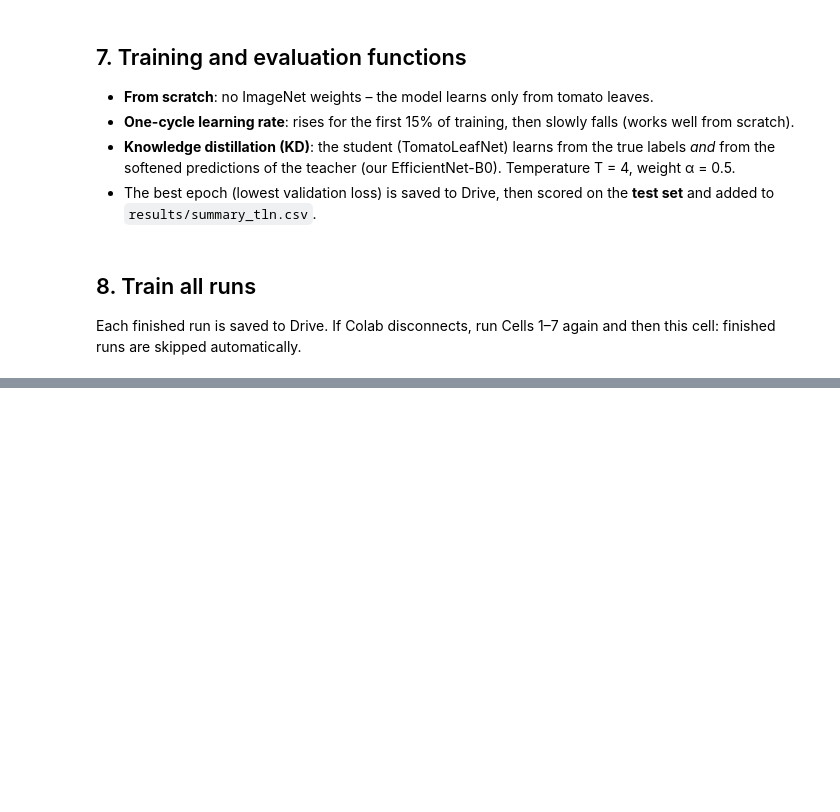
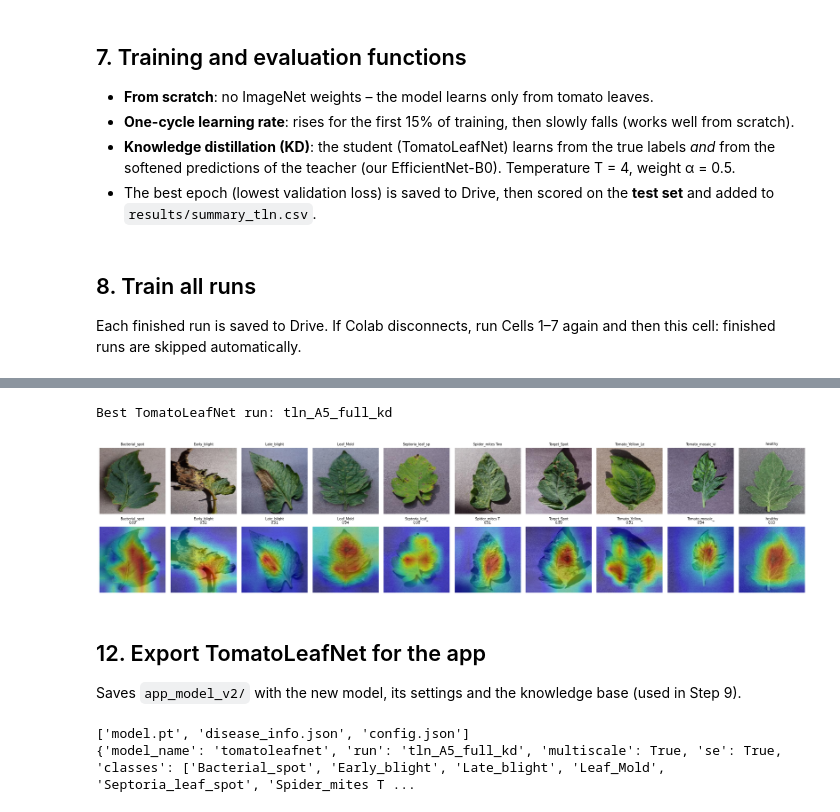
Before and after one commit to Ranjitkumarmuduli/tomato-disease-detection, a Jupyter notebook: 07_tomatoleafnet.ipynb, the cells around one changed output, grey strips where cells are left out. Drawn from its saved outputs; the diff is of its cells as text; code cells hidden in the pictures; blank space fills up the shorter version.

```diff
--- a/07_tomatoleafnet.ipynb
+++ b/07_tomatoleafnet.ipynb
@@ -301,0 +304,6 @@ for name in RUNS_TO_DO:
+# %%
+tln = pd.read_csv(f"{PROJ}/results/summary_tln.csv")
+old = pd.read_csv(f"{PROJ}/results/comparison.csv")
+table = pd.concat([old, tln], ignore_index=True)[["model", "test_accuracy", "macro_f1", "params_million", "size_MB", "cpu_ms", "train_minutes"]]
+table.to_csv(f"{PROJ}/results/comparison_with_tln.csv", index=False)
+table.sort_values("macro_f1", ascending=False)
@@ -301,0 +428,43 @@ for name in RUNS_TO_DO:
+# %%
+BEST_TLN = tln.sort_values("macro_f1", ascending=False).iloc[0].model
+model = load_any(BEST_TLN); print("Best TomatoLeafNet run:", BEST_TLN)
+
+def grad_cam(model, t):
+    x = t.unsqueeze(0).to(DEVICE)
+    with torch.enable_grad():
+        feats = model.forward_features(x); feats.retain_grad()
+        logits = model.forward_head(feats); cls = int(logits.argmax(1))
+        model.zero_grad(); logits[0, cls].backward()
+    w = feats.grad.mean(dim=(2, 3), keepdim=True)
+    cam = F.relu((w * feats).sum(1, keepdim=True))
+    cam = F.interpolate(cam, size=x.shape[2:], mode="bilinear", align_corners=False)[0, 0]
+    cam = (cam - cam.min()) / (cam.max() - cam.min() + 1e-8)
+    return cam.detach().cpu().numpy(), cls, float(torch.softmax(logits.detach(), 1)[0, cls])
+
+test_df = pd.read_csv(f"{PROJ}/splits/test.csv")
+ex = test_df.groupby("label").head(1).sort_values("label")
+fig, axes = plt.subplots(2, NUM_CLASSES, figsize=(2.1 * NUM_CLASSES, 4.8))
+for k, (_, r) in enumerate(ex.iterrows()):
+    t = eval_tf(Image.open(f"{ROOT}/{r.relpath}").convert("RGB")); cam, cls, pr = grad_cam(model, t)
+    img = (t.permute(1, 2, 0).numpy() * STD + MEAN).clip(0, 1)
+    axes[0, k].imshow(img); axes[0, k].set_title(CLASSES[r.label][:16], fontsize=7)
+    axes[1, k].imshow(img); axes[1, k].imshow(cam, cmap="jet", alpha=0.45); axes[1, k].set_title(f"{CLASSES[cls][:14]}\n{pr:.2f}", fontsize=7)
+    for a in axes[:, k]: a.axis("off")
+plt.tight_layout(); plt.savefig(f"{PROJ}/figures/gradcam_{BEST_TLN}.png", dpi=300); plt.show()
+# %% [output]
+Best TomatoLeafNet run: tln_A5_full_kd
+[figure, added]
+# %% [markdown]
+## 12. Export TomatoLeafNet for the app
+Saves `app_model_v2/` with the new model, its settings and the knowledge base (used in Step 9).
+# %%
+APP2 = f"{PROJ}/app_model_v2"; os.makedirs(APP2, exist_ok=True)
+shutil.copy(f"{PROJ}/weights/{BEST_TLN}.pt", f"{APP2}/model.pt")
+shutil.copy(f"{PROJ}/app_model/disease_info.json", APP2)
+cfg = {"model_name": "tomatoleafnet", "run": BEST_TLN, "multiscale": RUNS[BEST_TLN]["multiscale"], "se": RUNS[BEST_TLN]["se"],
+       "classes": CLASSES, "img_size": 224, "mean": MEAN, "std": STD, "confidence_threshold": 0.6}
+json.dump(cfg, open(f"{APP2}/config.json", "w"), indent=2)
+print(os.listdir(APP2)); print(cfg)
+# %% [output]
+['model.pt', 'disease_info.json', 'config.json']
+{'model_name': 'tomatoleafnet', 'run': 'tln_A5_full_kd', 'multiscale': True, 'se': True, 'classes': ['Bacterial_spot', 'Early_blight', 'Late_blight', 'Leaf_Mold', 'Septoria_leaf_spot', 'Spider_mites T ...
```
Also changed, not shown: parts of 7 cells of this notebook.
